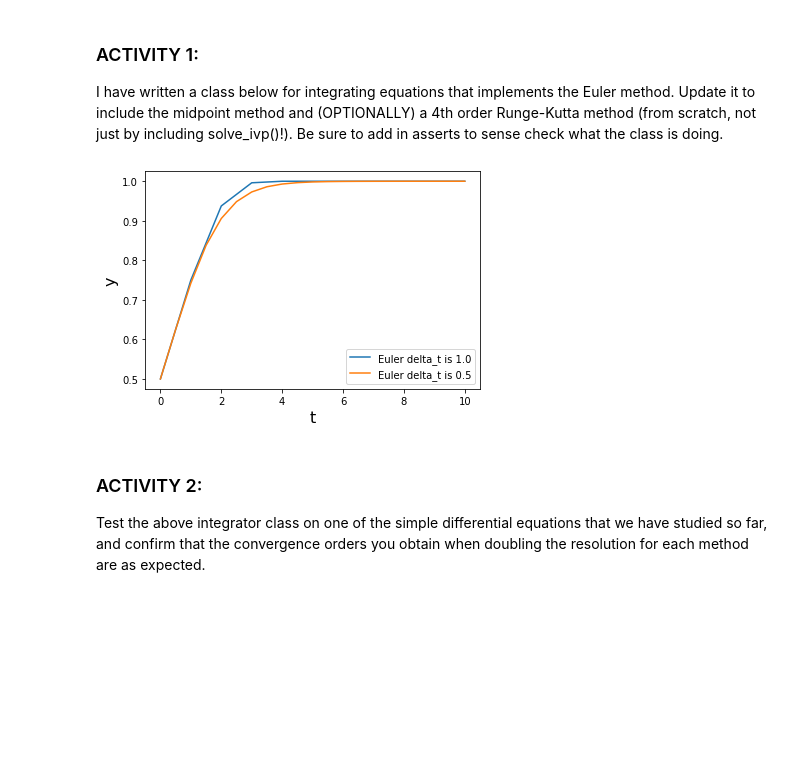
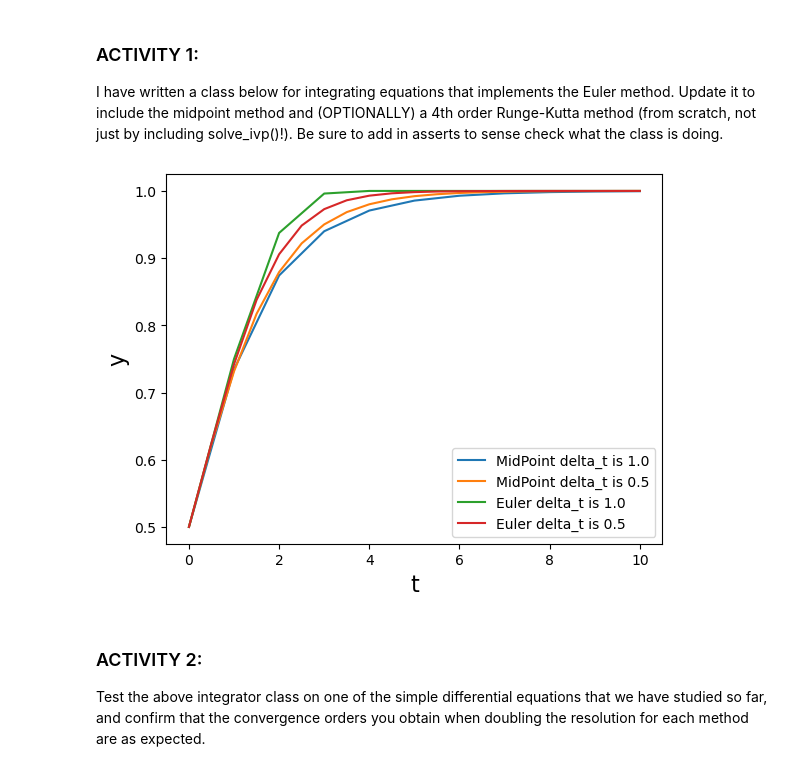
Before and after one commit to Vileh/Topics-In-Sci-Comp, a Jupyter notebook: Notebooks/Week4_LabExercises.ipynb, the cells around one changed output. Drawn from its saved outputs; the diff is of its cells as text; code cells hidden in the pictures; blank space fills up the shorter version.

```diff
--- a/Notebooks/Week4_LabExercises.ipynb
+++ b/Notebooks/Week4_LabExercises.ipynb
@@ -83,6 +83,8 @@ class ExplicitIntegrator :
     def calculate_solution(self, y0) :
         if (self.method == "Euler") :
             self.integrate_using_Euler(self.dydt, y0)
+        elif (self.method == "MidPoint") :
+            self.integrate_using_midpoint(self.dydt, y0)
         else :
             assert False, 'integration method not implemented'
 
@@ -100,45 +102,69 @@ class ExplicitIntegrator :
             if itime == 0 :
                 self._y_solution[itime] = y0
             else :
-                dydt_at_t = self.dydt(time, self._y_solution[itime-1])
+                dydt_at_t = dydt_function(time, self._y_solution[itime-1])
                 self._y_solution[itime] = (self._y_solution[itime-1] +
                                           dydt_at_t * self._delta_t)
 
     #UPDATE ME!
-    #def integrate_using_midpoint(dydt_function, y0) :
+    def integrate_using_midpoint(self, dydt_function, y0) :
+
+        for itime, time in enumerate(self.t_solution) :
+            if itime == 0:
+                self._y_solution[itime] = y0
+            else :
+                y_at_t_over_2 = self._y_solution[itime-1] + (1/2) * self._delta_t * dydt_function(time, self._y_solution[itime-1])
+
+                self._y_solution[itime] = self._y_solution[itime-1] + self._delta_t * dydt_function(time + (1/2) * self._delta_t, y_at_t_over_2)
 
     #UPDATE ME (OPTIONALLY)
     #def integrate_using_RK4(dydt_function, y0) :
 
 
 # How to use the class - example for the logistic equation
 
 # Note that the function has to take t as the first argument and y as the second
 def calculate_logistic_dydt(t, y):
     """Returns the gradient dy/dt for the logistic equation"""
     dydt = y*(1 - y)
     return dydt
 
 max_time = 10.0
 N_time_steps = 10
 
 # Define an object of the class
+logistic_integrator_midpoint = ExplicitIntegrator(calculate_logistic_dydt, max_time,
+                                         N_time_steps, "MidPoint")
+
+# Find and plot the solution
+y0 = np.array([0.5])
+logistic_integrator_midpoint.calculate_solution(y0)
+logistic_integrator_midpoint.plot_solution()
+#print(logistic_integrator.y_solution)
+
+#Update the number of steps and plot again
+logistic_integrator_midpoint.N_time_steps = 20 # Note how this changes the other attributes above
+logistic_integrator_midpoint.calculate_solution(y0)
+logistic_integrator_midpoint.plot_solution()
+#print(logistic_integrator.y_solution)
+
+# Define an object of the class
 logistic_integrator = ExplicitIntegrator(calculate_logistic_dydt, max_time,
                                          N_time_steps, "Euler")
 
 # Find and plot the solution
 y0 = np.array([0.5])
 logistic_integrator.calculate_solution(y0)
 logistic_integrator.plot_solution()
 #print(logistic_integrator.y_solution)
 
 #Update the number of steps and plot again
 logistic_integrator.N_time_steps = 20 # Note how this changes the other attributes above
 logistic_integrator.calculate_solution(y0)
 logistic_integrator.plot_solution()
 #print(logistic_integrator.y_solution)
 # %% [output]
-[figure, old version]
+[figure, new version]
 # %% [markdown]
 ### ACTIVITY 2:
 
```
Also changed, not shown: 1 other file.
